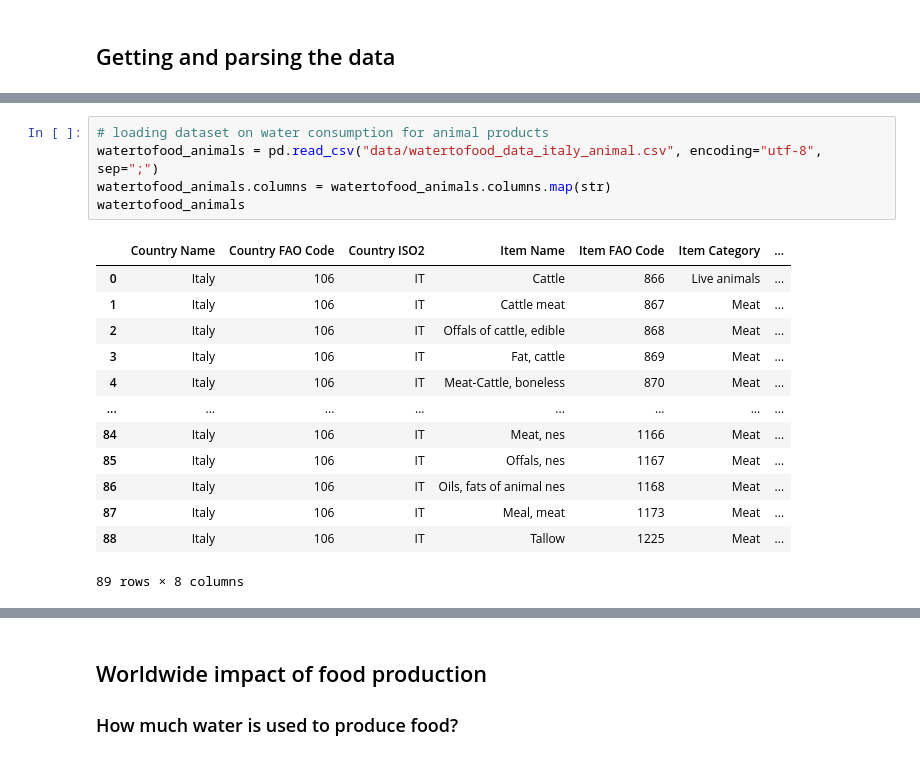
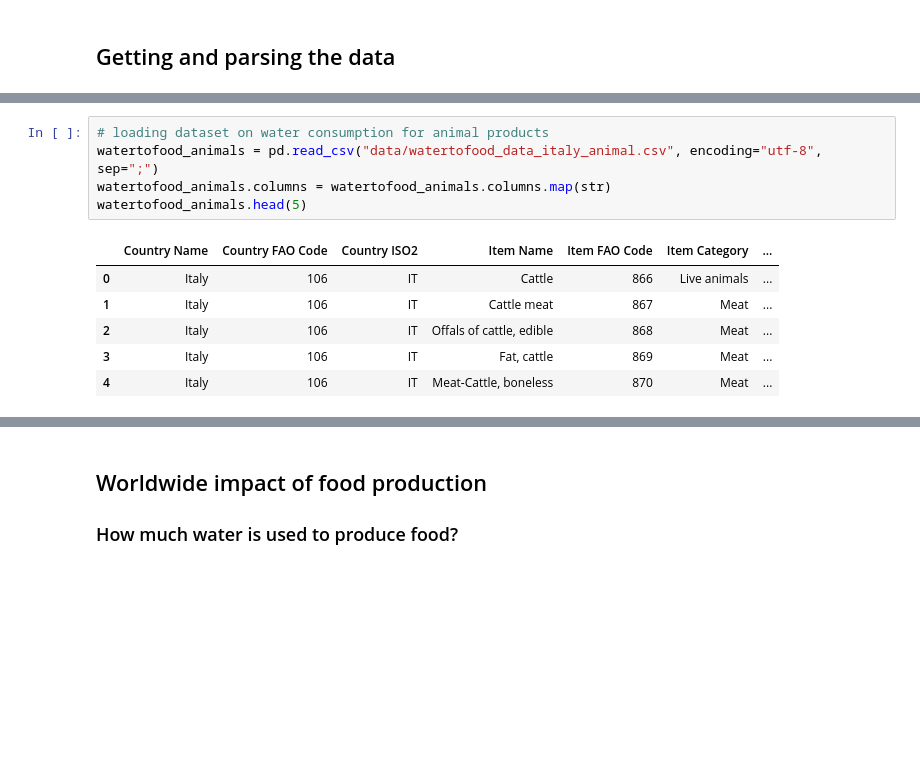
Before and after one commit to TCoaM/TrueCostOfAMeal, a Jupyter notebook: simo_notebook.ipynb, the cells around one changed output, grey strips where cells are left out. Saved outputs shown, nothing was run; the diff lists cells and outputs as text; blank space fills up the shorter version.

```diff
--- a/simo_notebook.ipynb
+++ b/simo_notebook.ipynb
@@ -72,21 +55,14 @@ watertofood_data
 # %%
 # loading dataset on water consumption for animal products
 watertofood_animals = pd.read_csv("data/watertofood_data_italy_animal.csv", encoding="utf-8", sep=";")
 watertofood_animals.columns = watertofood_animals.columns.map(str)
-watertofood_animals
+watertofood_animals.head(5)
 # %% [output]
 |  | Country Name | Country FAO Code | Country ISO2 | Item Name | Item FAO Code | Item Category | ... |
 | 0 | Italy | 106 | IT | Cattle | 866 | Live animals | ... |
 | 1 | Italy | 106 | IT | Cattle meat | 867 | Meat | ... |
 | 2 | Italy | 106 | IT | Offals of cattle, edible | 868 | Meat | ... |
 | 3 | Italy | 106 | IT | Fat, cattle | 869 | Meat | ... |
 | 4 | Italy | 106 | IT | Meat-Cattle, boneless | 870 | Meat | ... |
-| ... | ... | ... | ... | ... | ... | ... | ... |
-| 84 | Italy | 106 | IT | Meat, nes | 1166 | Meat | ... |
-| 85 | Italy | 106 | IT | Offals, nes | 1167 | Meat | ... |
-| 86 | Italy | 106 | IT | Oils, fats of animal nes | 1168 | Meat | ... |
-| 87 | Italy | 106 | IT | Meal, meat | 1173 | Meat | ... |
-| 88 | Italy | 106 | IT | Tallow | 1225 | Meat | ... |
-89 rows × 8 columns
 # %%
 # loading dataset on land use
```
Also changed, not shown: parts of 13 cells of this notebook, 5 other files.
